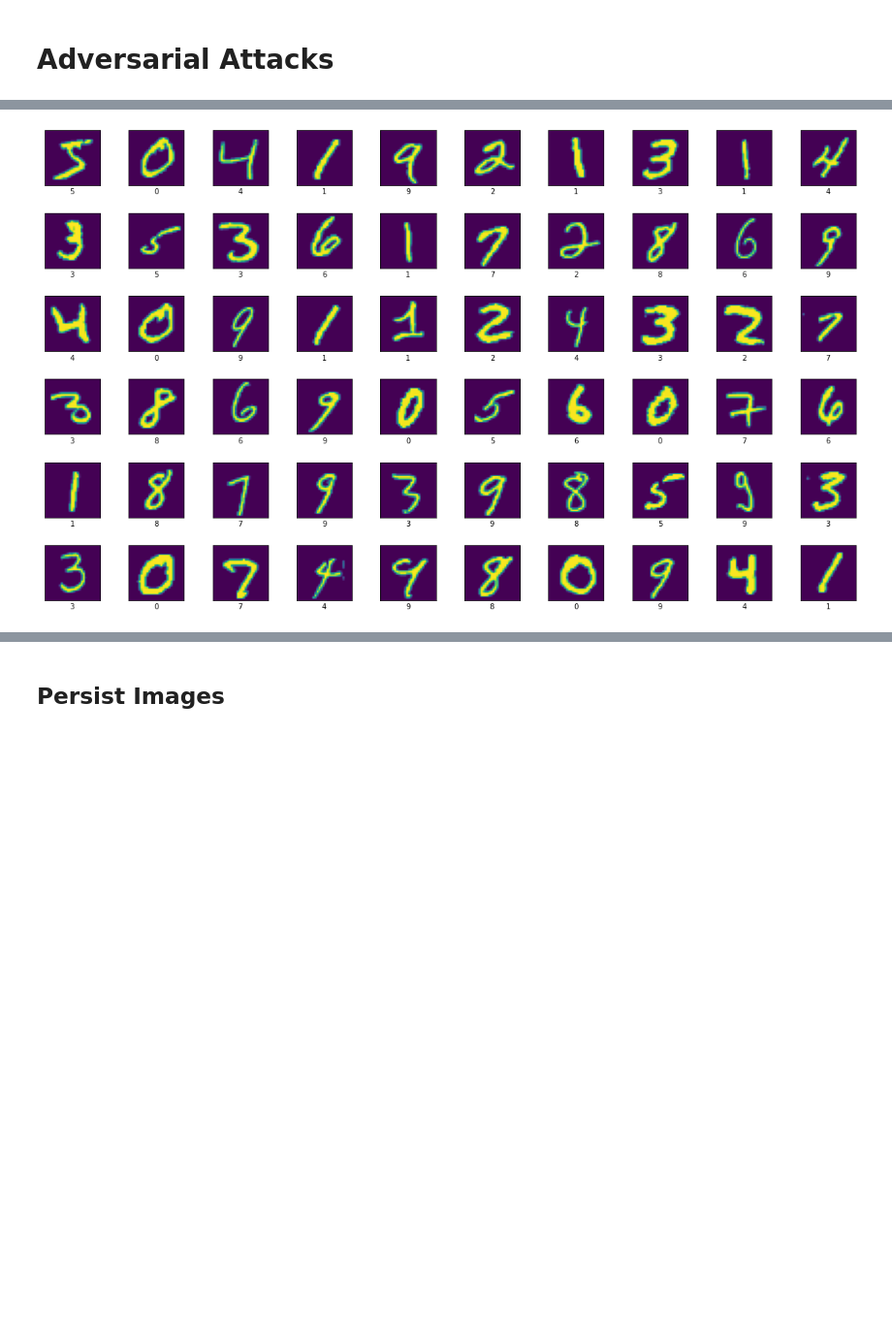
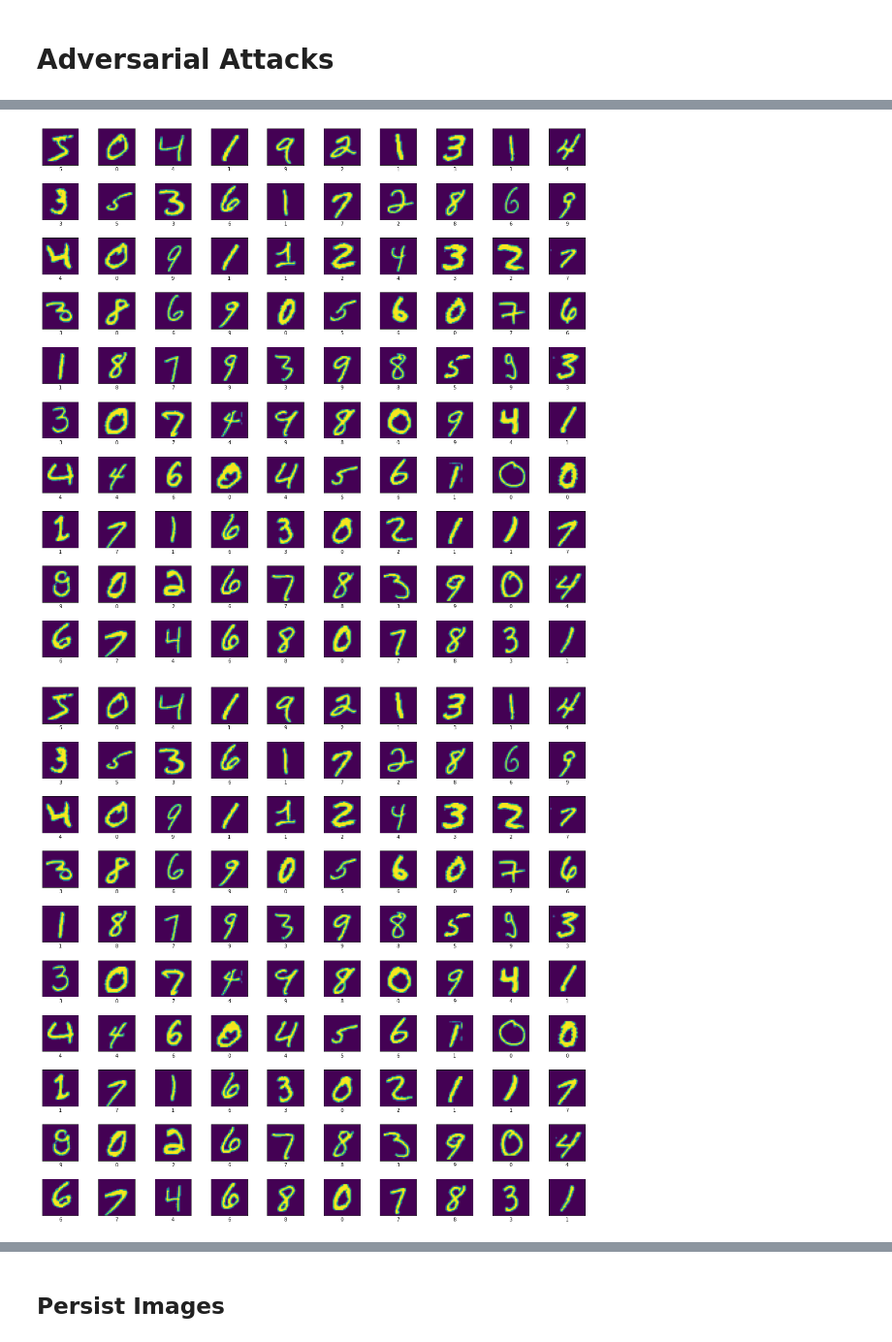
Before and after one commit to raffaelschmid/xai-adversarial-attack, a Jupyter notebook: notebook/evaluation/03_adversarial_images_generation_fgsm.ipynb, the cells around one changed output, grey strips where cells are left out. Shown at 97% size. Saved outputs shown, nothing was run; the diff lists cells and outputs as text; code cells hidden in the pictures; blank space fills up the shorter version.

```diff
--- a/notebook/evaluation/03_adversarial_images_generation_fgsm.ipynb
+++ b/notebook/evaluation/03_adversarial_images_generation_fgsm.ipynb
@@ -26,7 +26,7 @@ test_input = tf.data.Dataset.from_tensor_slices((x_test, y_test)).batch(batch_si
 
 # epsilon: input variation parameter
 eps = 0.05
-count = 3
+count = 100
 test_acc_fgsm = tf.metrics.SparseCategoricalAccuracy()
 
 real = []
@@ -58,5 +72,6 @@ for x, y in train_input.take(count):
 # %%
-display_dataframe(real, labels=labels, cols=10)
+display_dataframe(real[0:100], labels=labels, cols=10)
 # %% [output]
-[figure, old version]
+[figure, new version]
+[figure, added]
 # %%
```
Also changed, not shown: parts of 2 cells of this notebook, 10 other files.
